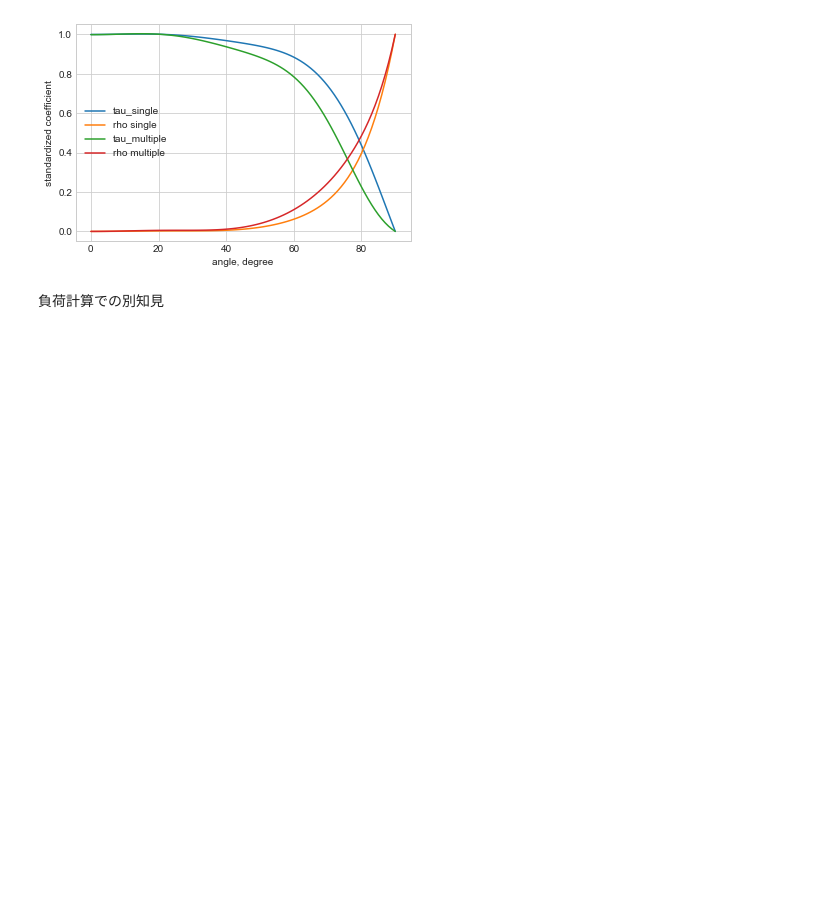
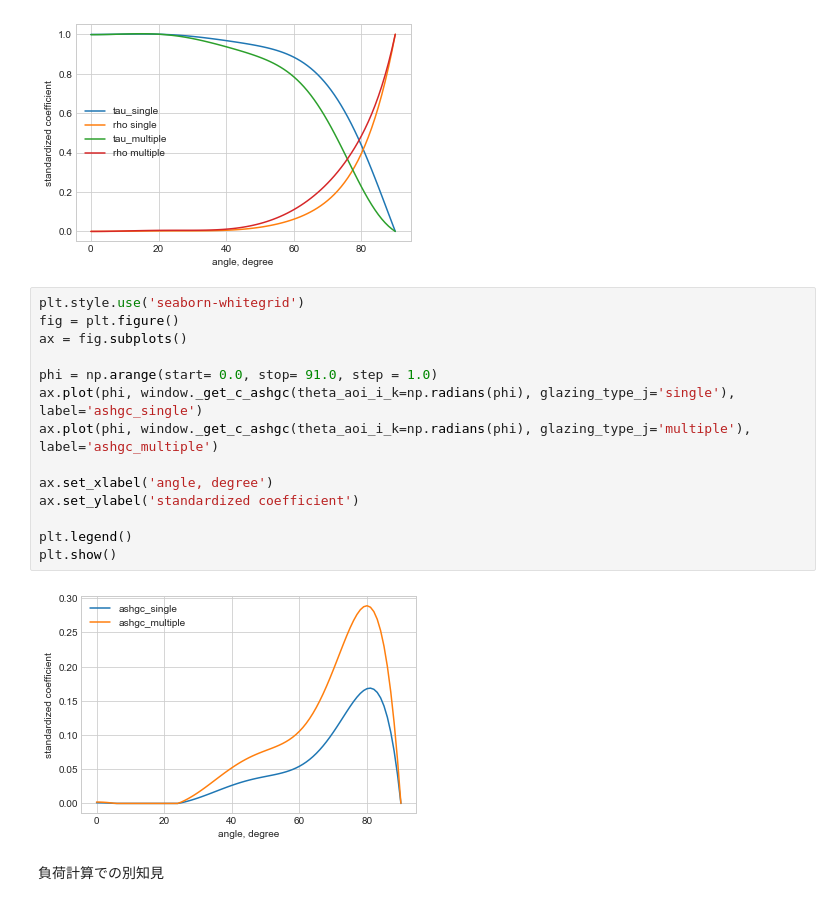
Before and after one commit to BRI-EES-House/heat_load_calc, a Jupyter notebook: notebook/initializer/oblique_incidence_charac.ipynb, the cells around one changed output. Saved outputs shown, nothing was run; the diff lists cells and outputs as text; blank space fills up the shorter version.

```diff
--- a/notebook/initializer/oblique_incidence_charac.ipynb
+++ b/notebook/initializer/oblique_incidence_charac.ipynb
@@ -114,6 +114,22 @@ plt.legend()
 plt.show()
 # %% [output]
 [figure]
+# %%
+plt.style.use('seaborn-whitegrid')
+fig = plt.figure()
+ax = fig.subplots()
+
+phi = np.arange(start= 0.0, stop= 91.0, step = 1.0)
+ax.plot(phi, window._get_c_ashgc(theta_aoi_i_k=np.radians(phi), glazing_type_j='single'), label='ashgc_single')
+ax.plot(phi, window._get_c_ashgc(theta_aoi_i_k=np.radians(phi), glazing_type_j='multiple'), label='ashgc_multiple')
+
+ax.set_xlabel('angle, degree')
+ax.set_ylabel('standardized coefficient')
+
+plt.legend()
+plt.show()
+# %% [output]
+[figure, added]
 # %% [markdown]
 負荷計算での別知見
 # %%
```
